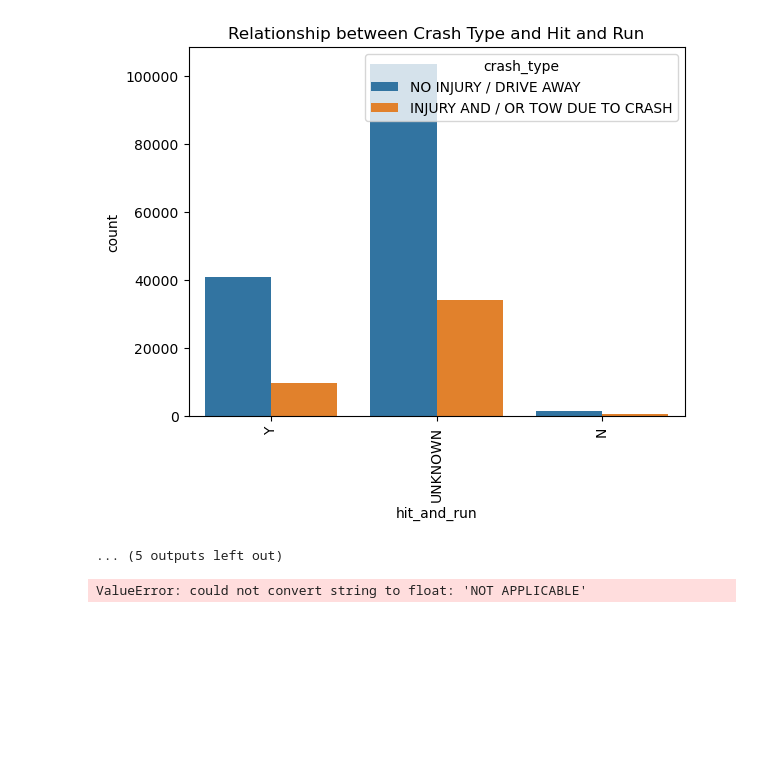
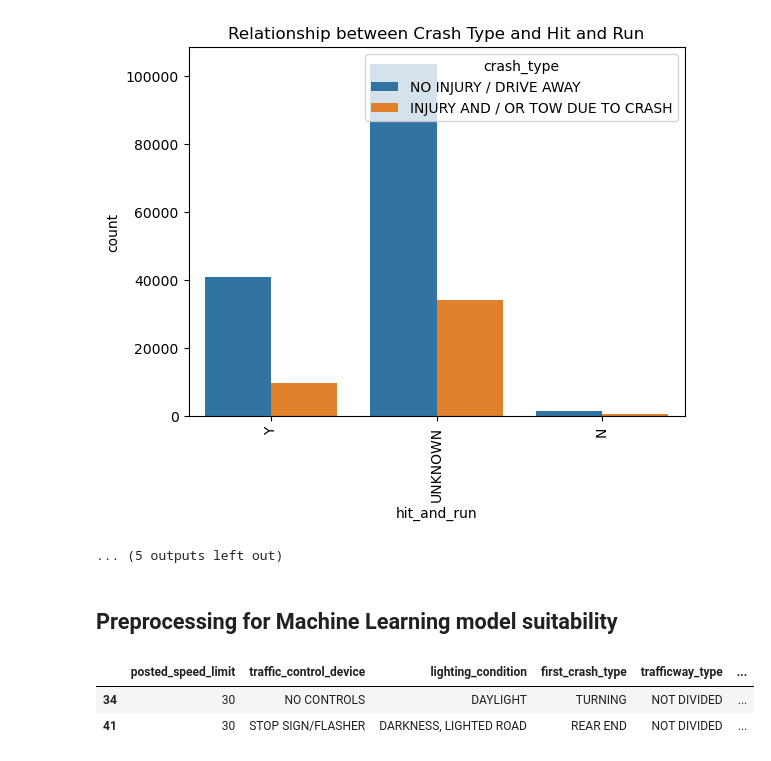
Before and after one commit to behruzgurbanli/CSCI4734_2024F_10551_PROJECT_8, a Jupyter notebook: CSCI4734_2024F_10551_PROJECT_CODE_8.ipynb, the cells around one changed output. Drawn from its saved outputs; the diff is of its cells as text; code cells hidden in the pictures; blank space fills up the shorter version.

```diff
--- a/CSCI4734_2024F_10551_PROJECT_CODE_8.ipynb
+++ b/CSCI4734_2024F_10551_PROJECT_CODE_8.ipynb
@@ -622,11 +622,16 @@ plt.show()
 [figure]
 [figure]
 ... (5 outputs left out)
-# %%
-corr = data.corr()
-plt.figure()
-sns.heatmap(corr, annot=True, cmap='coolwarm')
-plt.title('Correlation Matrix')
-plt.show()
-# %% [output]
-ValueError: could not convert string to float: 'NOT APPLICABLE'
+# %% [markdown]
+## Preprocessing for Machine Learning model suitability
+# %%
+# Combine X and y to create a new dataframe
+df_processed = pd.concat([X, y], axis=1)
+# %%
+df = df_processed.copy()
+# %%
+df[:2]
+# %% [output]
+|  | posted_speed_limit | traffic_control_device | lighting_condition | first_crash_type | trafficway_type | ... |
+| 34 | 30 | NO CONTROLS | DAYLIGHT | TURNING | NOT DIVIDED | ... |
+| 41 | 30 | STOP SIGN/FLASHER | DARKNESS, LIGHTED ROAD | REAR END | NOT DIVIDED | ... |
```
Also changed, not shown: parts of 33 cells of this notebook.
